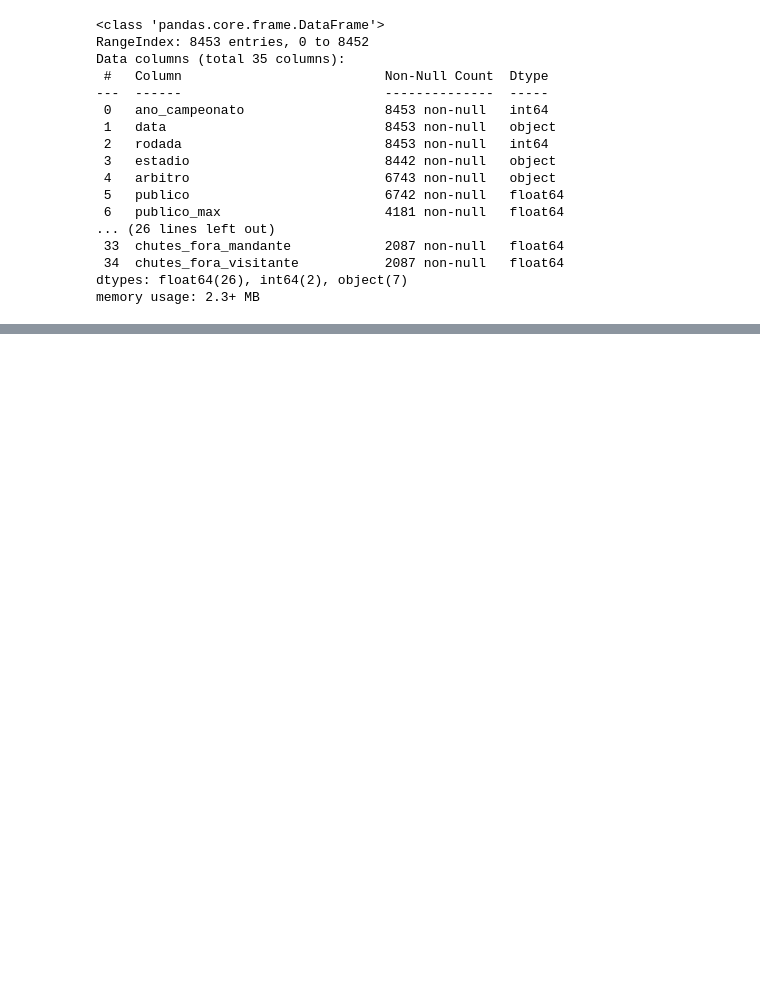
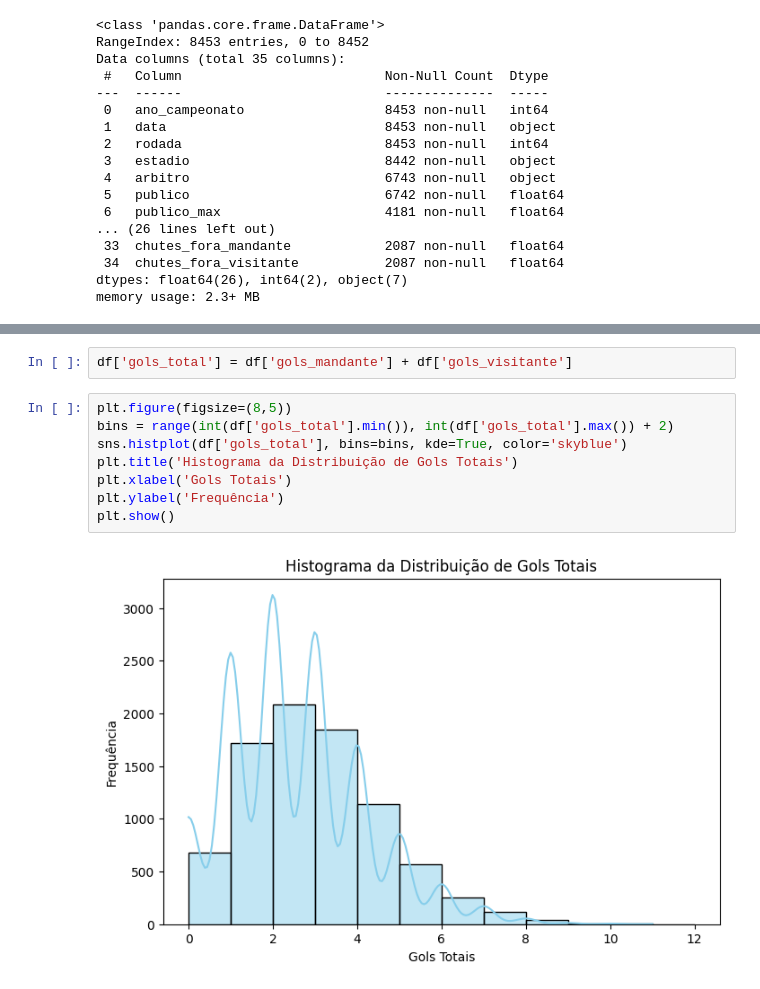
Before and after one commit to Danilus04/CienciaDeDados, a Jupyter notebook: AtividadeLab2/notebook.ipynb, the cells around one changed output, grey strips where cells are left out. Cells and saved outputs as stored; diff of their text form; blank space fills up the shorter version.

```diff
--- a/AtividadeLab2/notebook.ipynb
+++ b/AtividadeLab2/notebook.ipynb
@@ -27,0 +40,12 @@ memory usage: 2.3+ MB
+# %%
+df['gols_total'] = df['gols_mandante'] + df['gols_visitante']
+# %%
+plt.figure(figsize=(8,5))
+bins = range(int(df['gols_total'].min()), int(df['gols_total'].max()) + 2)
+sns.histplot(df['gols_total'], bins=bins, kde=True, color='skyblue')
+plt.title('Histograma da Distribuição de Gols Totais')
+plt.xlabel('Gols Totais')
+plt.ylabel('Frequência')
+plt.show()
+# %% [output]
+[figure, added]
```
Also changed, not shown: parts of 7 cells of this notebook.
